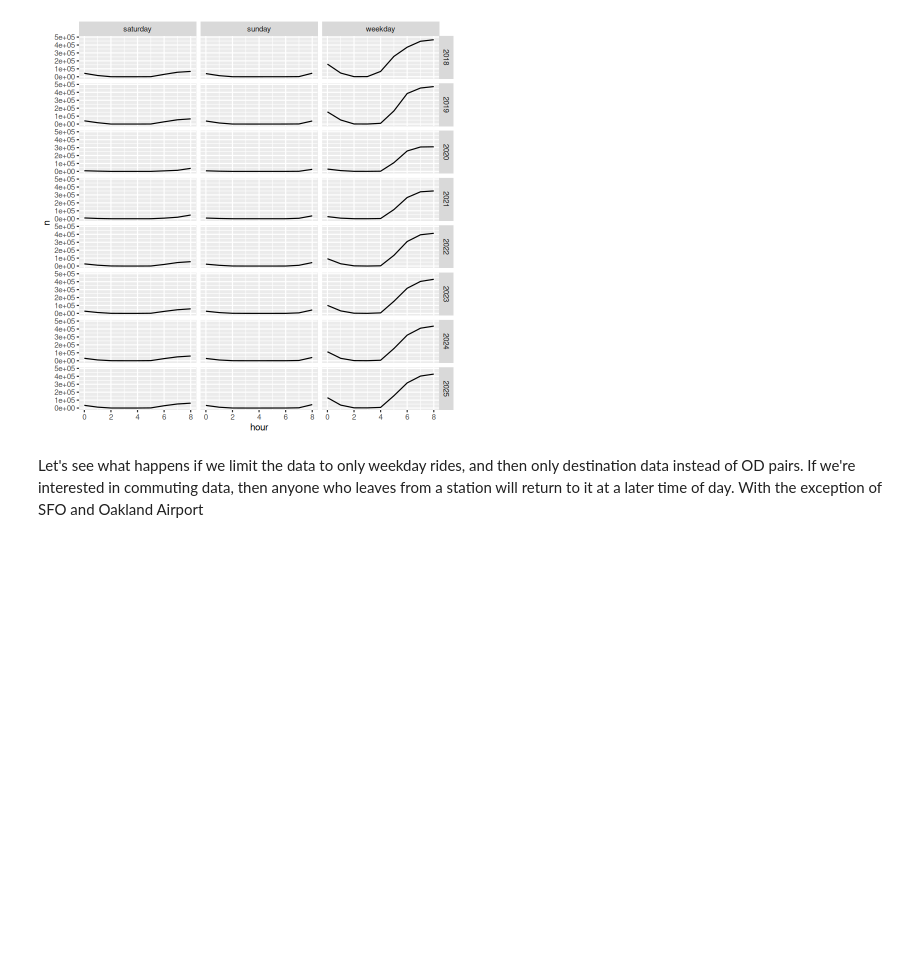
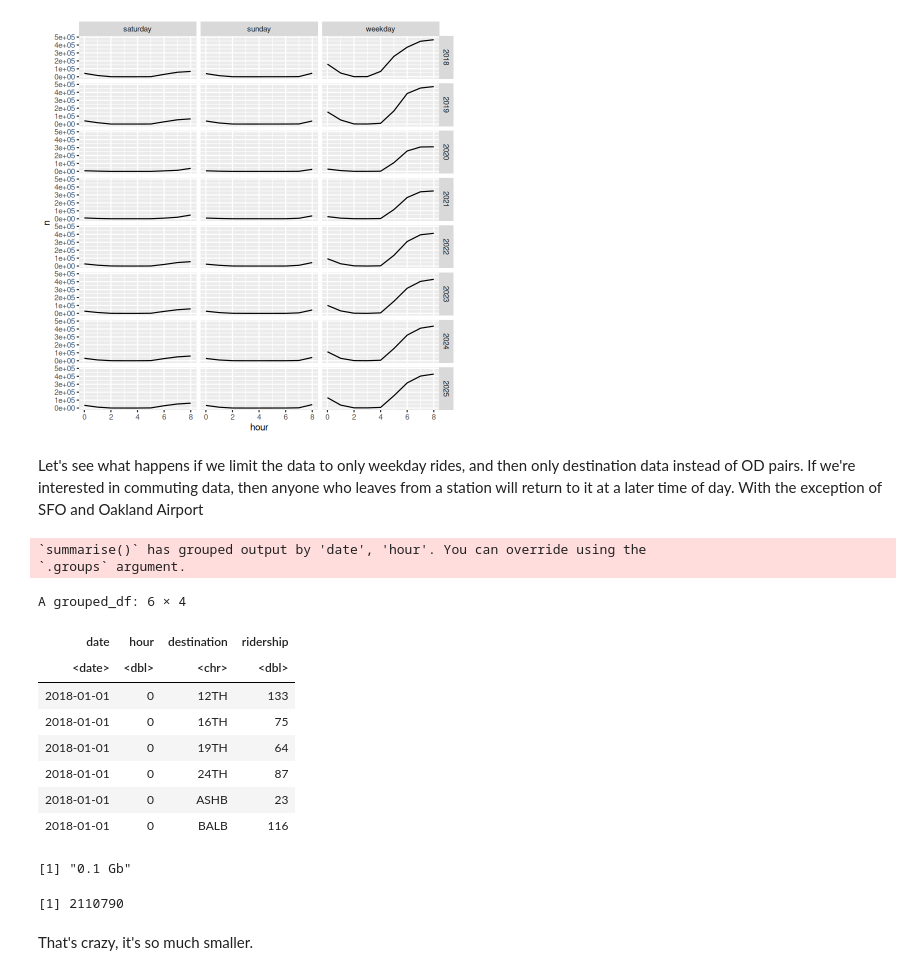
Before and after one commit to andreagalloro/230A-final-project, a Jupyter notebook: eda/eda3-drew.ipynb, the cells around one changed output. Cells and saved outputs as stored; diff of their text form; code cells hidden in the pictures; blank space fills up the shorter version.

Commit message:
change to destination data and dataset is MUCH smaller

```diff
--- a/eda/eda3-drew.ipynb
+++ b/eda/eda3-drew.ipynb
@@ -224,10 +224,31 @@ Let's see what happens if we limit the data to only weekday rides, and then only
 # %%
 rm(od_data_filtered)
 # %%
-od_weekday <- od_data |>
+dest_weekday <- od_data |>
                     filter(day == "weekday") |>
                     group_by(date, hour, destination) |>
-                    summarise(ridership = sum(ridership)) |>
-                    select(-day)
+                    summarise(ridership = sum(ridership))
 
-head(od_weekday)
+head(dest_weekday)
+# %% [output]
+`summarise()` has grouped output by 'date', 'hour'. You can override using the
+`.groups` argument.
+A grouped_df: 6 × 4
+| date | hour | destination | ridership |
+| <date> | <dbl> | <chr> | <dbl> |
+| 2018-01-01 | 0 | 12TH | 133 |
+| 2018-01-01 | 0 | 16TH | 75 |
+| 2018-01-01 | 0 | 19TH | 64 |
+| 2018-01-01 | 0 | 24TH | 87 |
+| 2018-01-01 | 0 | ASHB | 23 |
+| 2018-01-01 | 0 | BALB | 116 |
+# %%
+format(object.size(dest_weekday), units = "GB")
+# %% [output]
+[1] "0.1 Gb"
+# %%
+dim(dest_weekday)[1]
+# %% [output]
+[1] 2110790
+# %% [markdown]
+That's crazy, it's so much smaller.
```
